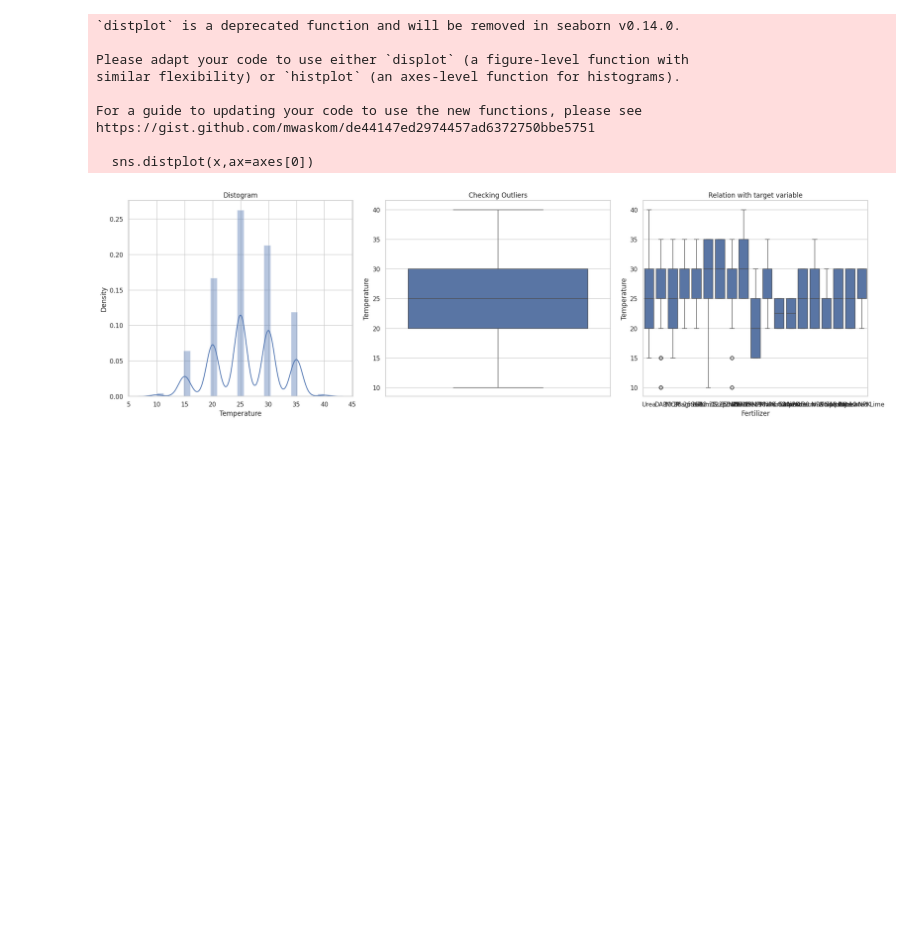
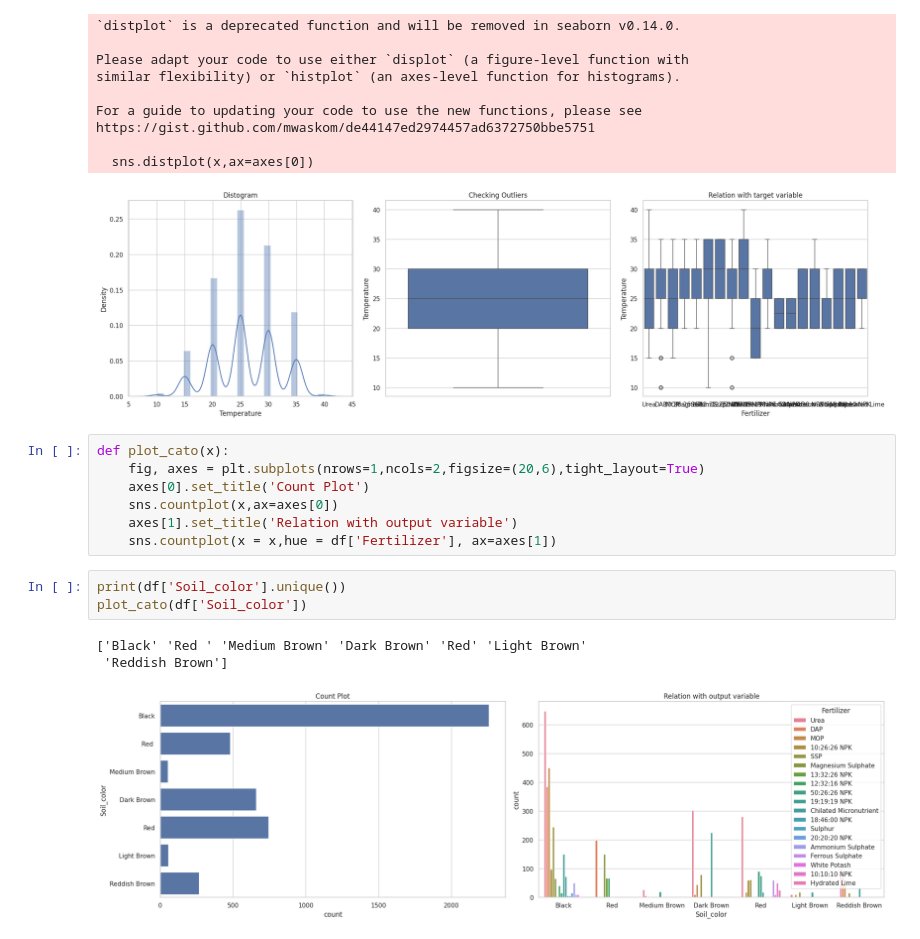
Before and after one commit to Navyasrimachagiri/Fertilizer_prediction, a Jupyter notebook: fertilizer.ipynb, the cells around one changed output. Cells and saved outputs as stored; diff of their text form; blank space fills up the shorter version.

Commit message:
Categorical variables distogram and their relationship with target variable

```diff
--- a/fertilizer.ipynb
+++ b/fertilizer.ipynb
@@ -253,3 +253,17 @@ https://gist.github.com/mwaskom/de44147ed2974457ad6372750bbe5751
 
   sns.distplot(x,ax=axes[0])
 [figure]
+# %%
+def plot_cato(x):
+    fig, axes = plt.subplots(nrows=1,ncols=2,figsize=(20,6),tight_layout=True)
+    axes[0].set_title('Count Plot')
+    sns.countplot(x,ax=axes[0])
+    axes[1].set_title('Relation with output variable')
+    sns.countplot(x = x,hue = df['Fertilizer'], ax=axes[1])
+# %%
+print(df['Soil_color'].unique())
+plot_cato(df['Soil_color'])
+# %% [output]
+['Black' 'Red ' 'Medium Brown' 'Dark Brown' 'Red' 'Light Brown'
+ 'Reddish Brown']
+[figure, added]
```
